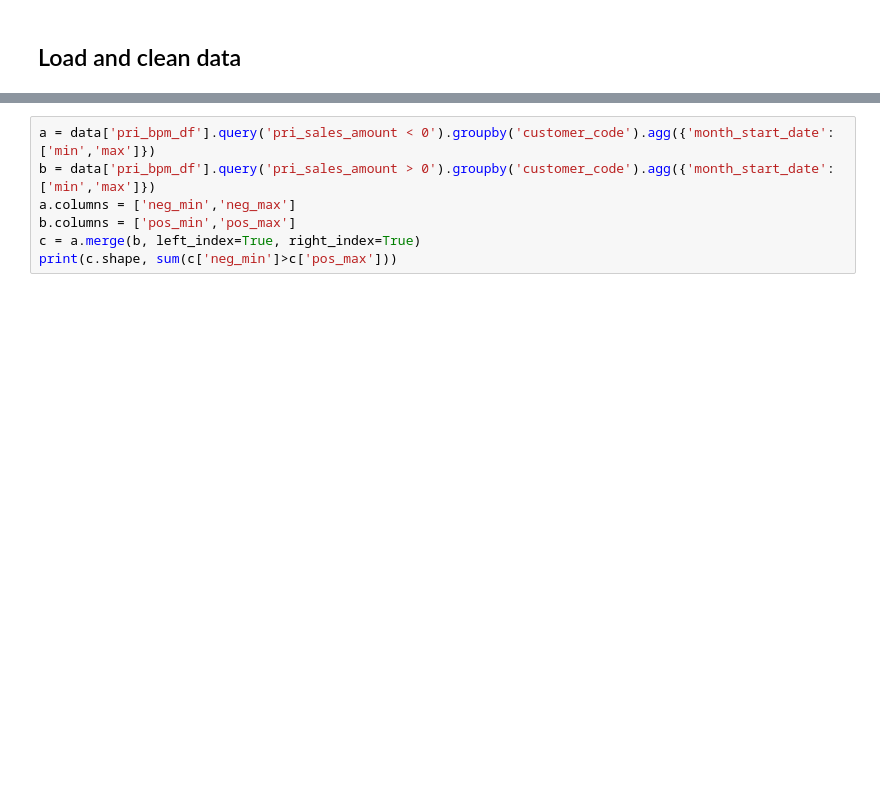
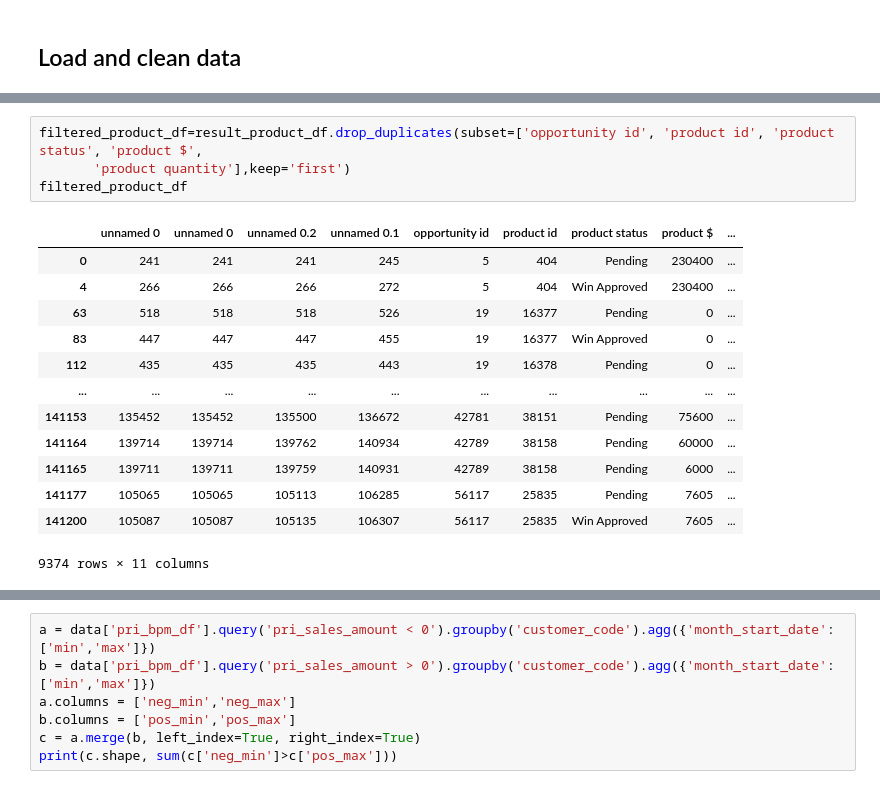
Before and after one commit to RohitKumar-TA/Team_7_Case_Study, a Jupyter notebook: notebooks/dev/team7/02_data_processing.ipynb, the cells around one changed output, grey strips where cells are left out. Drawn from its saved outputs; the diff is of its cells as text; blank space fills up the shorter version.

```diff
--- a/notebooks/dev/team7/02_data_processing.ipynb
+++ b/notebooks/dev/team7/02_data_processing.ipynb
@@ -135,0 +772,18 @@ Evaluating which of the above 2 cases does the data belong to -
+# %%
+filtered_product_df=result_product_df.drop_duplicates(subset=['opportunity id', 'product id', 'product status', 'product $',
+       'product quantity'],keep='first')
+filtered_product_df
+# %% [output]
+|  | unnamed 0 | unnamed 0 | unnamed 0.2 | unnamed 0.1 | opportunity id | product id | product status | product $ | ... |
+| 0 | 241 | 241 | 241 | 245 | 5 | 404 | Pending | 230400 | ... |
+| 4 | 266 | 266 | 266 | 272 | 5 | 404 | Win Approved | 230400 | ... |
+| 63 | 518 | 518 | 518 | 526 | 19 | 16377 | Pending | 0 | ... |
+| 83 | 447 | 447 | 447 | 455 | 19 | 16377 | Win Approved | 0 | ... |
+| 112 | 435 | 435 | 435 | 443 | 19 | 16378 | Pending | 0 | ... |
+| ... | ... | ... | ... | ... | ... | ... | ... | ... | ... |
+| 141153 | 135452 | 135452 | 135500 | 136672 | 42781 | 38151 | Pending | 75600 | ... |
+| 141164 | 139714 | 139714 | 139762 | 140934 | 42789 | 38158 | Pending | 60000 | ... |
+| 141165 | 139711 | 139711 | 139759 | 140931 | 42789 | 38158 | Pending | 6000 | ... |
+| 141177 | 105065 | 105065 | 105113 | 106285 | 56117 | 25835 | Pending | 7605 | ... |
+| 141200 | 105087 | 105087 | 105135 | 106307 | 56117 | 25835 | Win Approved | 7605 | ... |
+9374 rows × 11 columns
```
Also changed, not shown: parts of 104 cells of this notebook, 3 other files.
